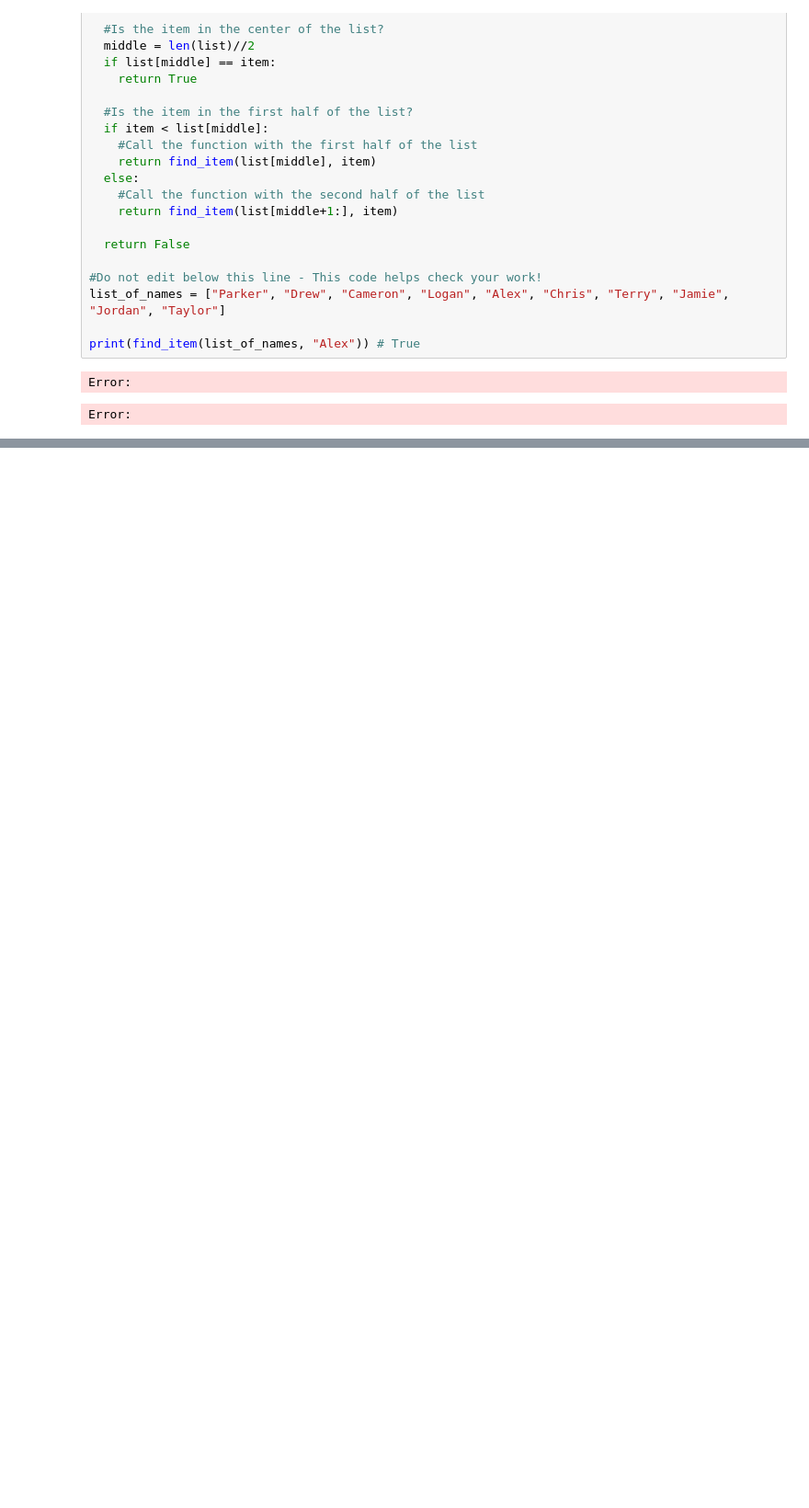
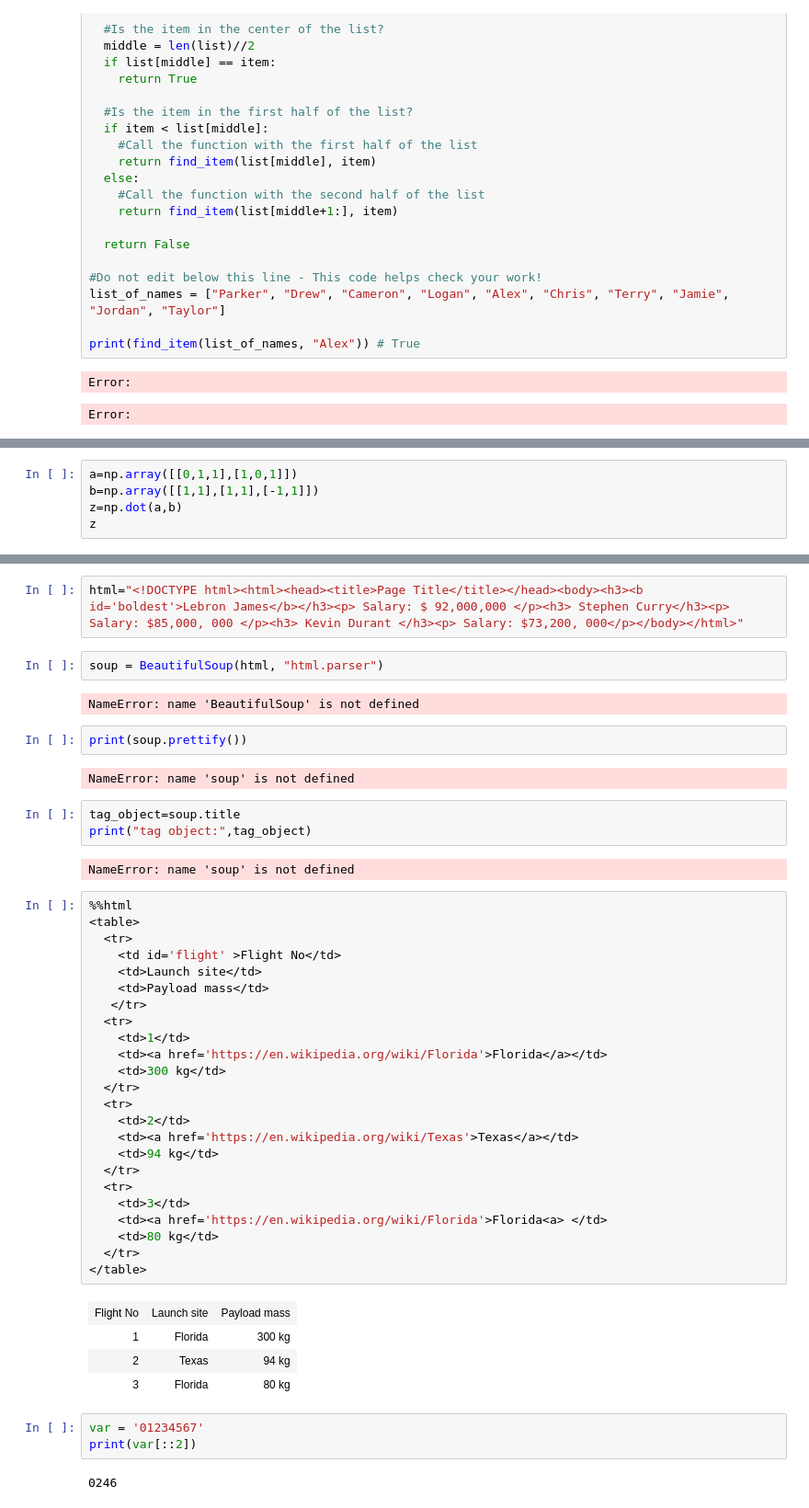
Before and after one commit to SandBoxAstronaut/studious-broccoli, a Jupyter notebook: New_Notebook.ipynb, the cells around one changed output, grey strips where cells are left out. Shown: that part at 92% size. Cells and saved outputs as stored; diff of their text form; blank space fills up the shorter version.

```diff
--- a/New_Notebook.ipynb
+++ b/New_Notebook.ipynb
@@ -180,0 +271,5 @@ Error:
+# %%
+a=np.array([[0,1,1],[1,0,1]])
+b=np.array([[1,1],[1,1],[-1,1]])
+z=np.dot(a,b)
+z
@@ -180,0 +363,49 @@ Error:
+# %%
+html="<!DOCTYPE html><html><head><title>Page Title</title></head><body><h3><b id='boldest'>Lebron James</b></h3><p> Salary: $ 92,000,000 </p><h3> Stephen Curry</h3><p> Salary: $85,000, 000 </p><h3> Kevin Durant </h3><p> Salary: $73,200, 000</p></body></html>"
+# %%
+soup = BeautifulSoup(html, "html.parser")
+# %% [output]
+NameError: name 'BeautifulSoup' is not defined
+# %%
+print(soup.prettify())
+# %% [output]
+NameError: name 'soup' is not defined
+# %%
+tag_object=soup.title
+print("tag object:",tag_object)
+# %% [output]
+NameError: name 'soup' is not defined
+# %%
+%%html
+<table>
+  <tr>
+    <td id='flight' >Flight No</td>
+    <td>Launch site</td>
+    <td>Payload mass</td>
+   </tr>
+  <tr>
+    <td>1</td>
+    <td><a href='https://en.wikipedia.org/wiki/Florida'>Florida</a></td>
+    <td>300 kg</td>
+  </tr>
+  <tr>
+    <td>2</td>
+    <td><a href='https://en.wikipedia.org/wiki/Texas'>Texas</a></td>
+    <td>94 kg</td>
+  </tr>
+  <tr>
+    <td>3</td>
+    <td><a href='https://en.wikipedia.org/wiki/Florida'>Florida<a> </td>
+    <td>80 kg</td>
+  </tr>
+</table>
+# %% [output]
+| Flight No | Launch site | Payload mass |
+| 1 | Florida | 300 kg |
+| 2 | Texas | 94 kg |
+| 3 | Florida | 80 kg |
+# %%
+var = '01234567'
+print(var[::2])
+# %% [output]
+0246
```
Also changed, not shown: parts of 37 cells of this notebook.
